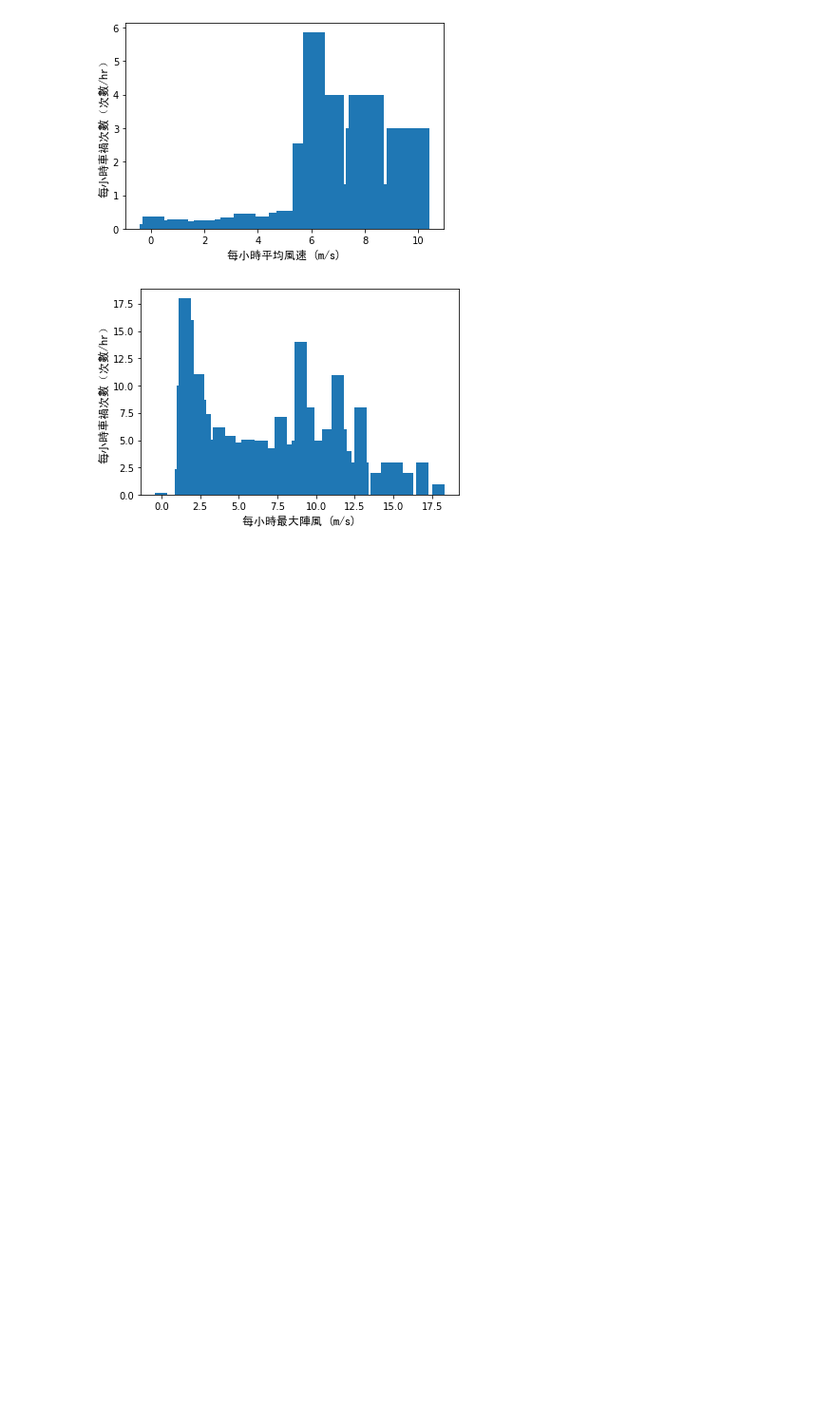
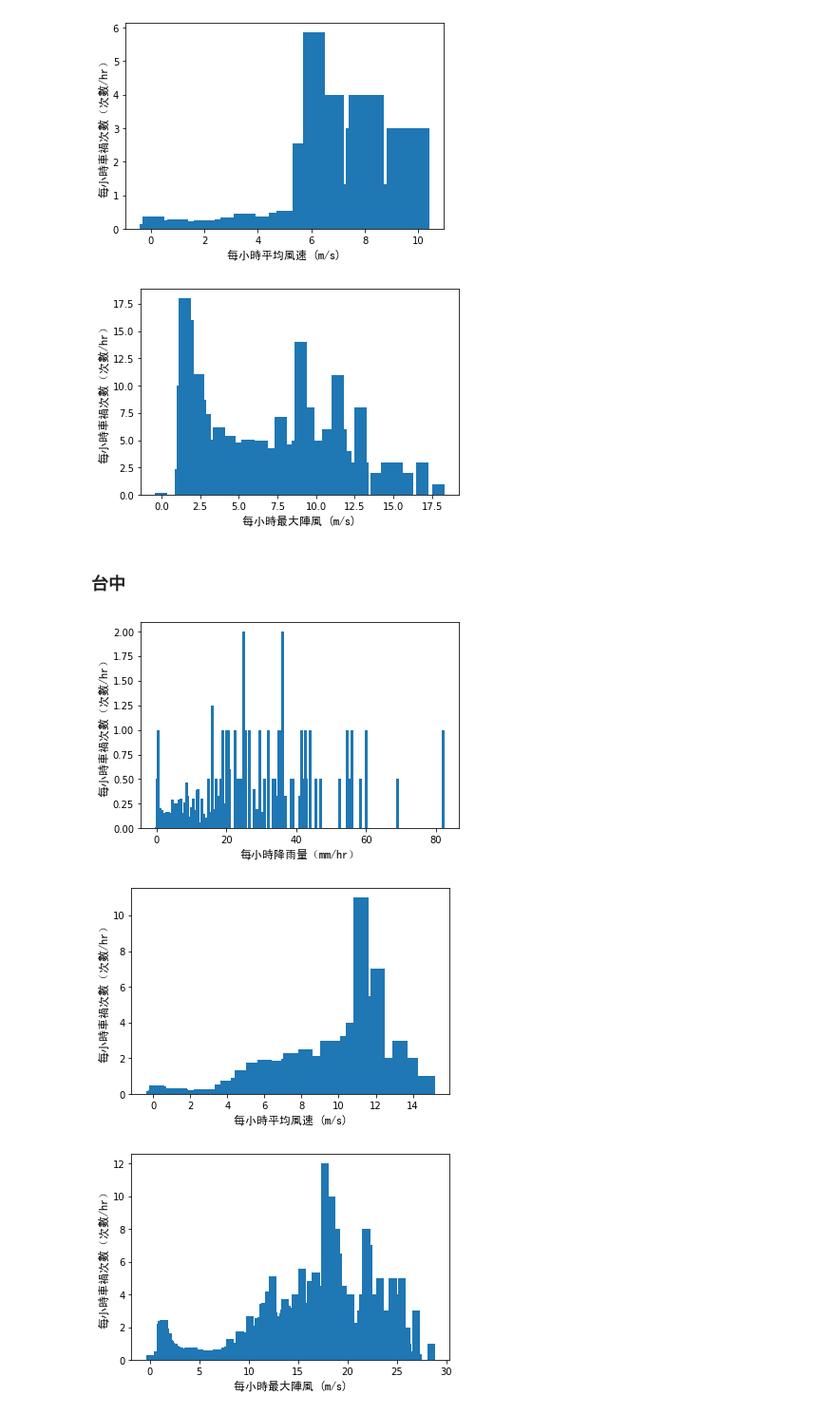
Before and after one commit to lamuyang/DigiTalant_DataScience, a Jupyter notebook: plt.ipynb, the cells around one changed output. Shown at 95% size. Cells and saved outputs as stored; diff of their text form; code cells hidden in the pictures; blank space fills up the shorter version.

Commit message:
add Taichung

```diff
--- a/plt.ipynb
+++ b/plt.ipynb
@@ -78,6 +78,7 @@ New_Taipei =  pd.read_csv("data/updated/fixed_NewTaipei.csv")
 Taoyuan = pd.read_csv("data/updated/fixed_Taoyuan.csv")
 Tainan = pd.read_csv("data/updated/fixed_Tainan.csv")
 Kaohsiung = pd.read_csv("data/updated/fixed_Kaohsiung.csv")
+Taichung =  pd.read_csv("data/updated/fixed_Taichung.csv")
 # %%
 def draw(weather_data):
     clear_data = defaultdict()
@@ -193,3 +194,14 @@ new_draw(all_WSGust, count_WSGust_dic,"每小時最大陣風 (m/s)","每小時
 [figure]
 [figure]
 [figure]
+# %% [markdown]
+### 台中
+# %%
+all_rain, all_WS, all_WSGust, count_rain_dic, count_WS_dic, count_WSGust_dic = get_weather_data(Taichung)
+new_draw(all_rain,count_rain_dic,"每小時降雨量（mm/hr）","每小時車禍次數（次數/hr）")
+new_draw(all_WS, count_WS_dic,"每小時平均風速 (m/s)","每小時車禍次數（次數/hr）"),
+new_draw(all_WSGust, count_WSGust_dic,"每小時最大陣風 (m/s)","每小時車禍次數（次數/hr）")
+# %% [output]
+[figure, added]
+[figure, added]
+[figure, added]
```
